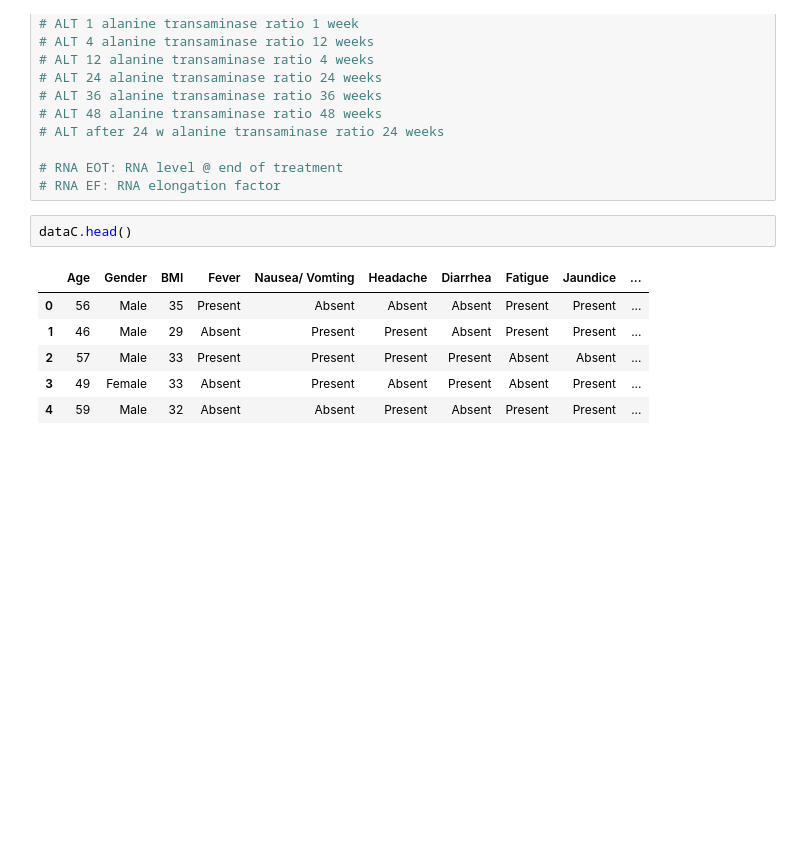
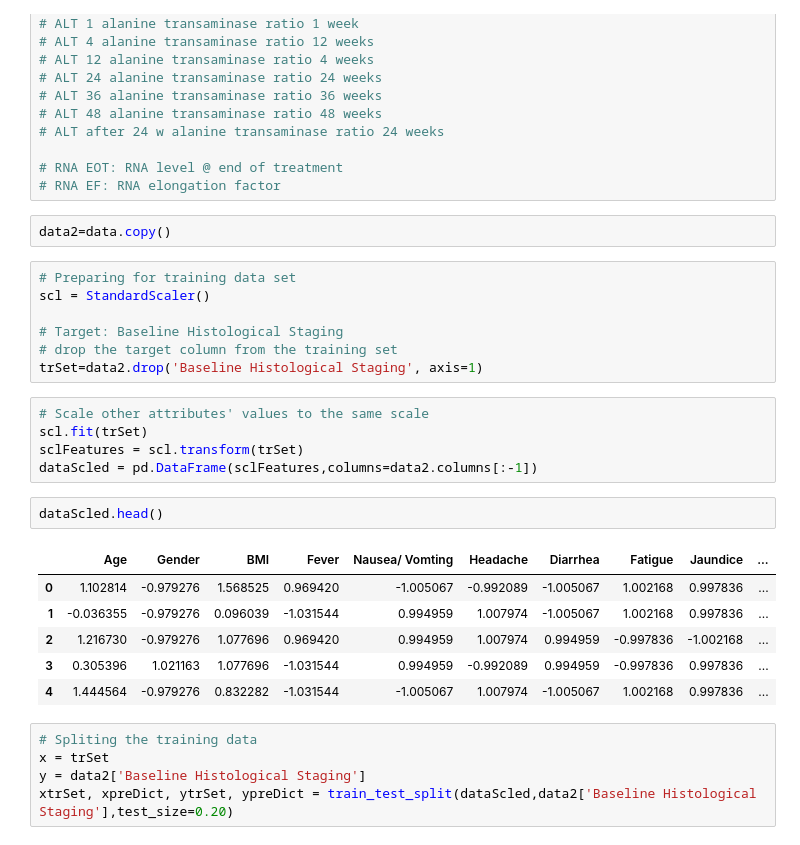
Before and after one commit to phganh/HCVpatientsDatasetVisualization-JupyterNotebook, a Jupyter notebook: projectReport1.ipynb, the cells around one changed output. Cells and saved outputs as stored; diff of their text form; blank space fills up the shorter version.

```diff
--- a/projectReport1.ipynb
+++ b/projectReport1.ipynb
@@ -262,12 +267,31 @@ plt.show()
 
 # RNA EOT: RNA level @ end of treatment
 # RNA EF: RNA elongation factor
+# %%
+data2=data.copy()
+# %%
+# Preparing for training data set
+scl = StandardScaler()
+
+# Target: Baseline Histological Staging
+# drop the target column from the training set
+trSet=data2.drop('Baseline Histological Staging', axis=1)
+# %%
+# Scale other attributes' values to the same scale
+scl.fit(trSet)
+sclFeatures = scl.transform(trSet)
+dataScled = pd.DataFrame(sclFeatures,columns=data2.columns[:-1])
 # %%
-dataC.head()
+dataScled.head()
 # %% [output]
 |  | Age | Gender | BMI | Fever | Nausea/ Vomting | Headache | Diarrhea | Fatigue | Jaundice | ... |
-| 0 | 56 | Male | 35 | Present | Absent | Absent | Absent | Present | Present | ... |
-| 1 | 46 | Male | 29 | Absent | Present | Present | Absent | Present | Present | ... |
-| 2 | 57 | Male | 33 | Present | Present | Present | Present | Absent | Absent | ... |
-| 3 | 49 | Female | 33 | Absent | Present | Absent | Present | Absent | Present | ... |
-| 4 | 59 | Male | 32 | Absent | Absent | Present | Absent | Present | Present | ... |
+| 0 | 1.102814 | -0.979276 | 1.568525 | 0.969420 | -1.005067 | -0.992089 | -1.005067 | 1.002168 | 0.997836 | ... |
+| 1 | -0.036355 | -0.979276 | 0.096039 | -1.031544 | 0.994959 | 1.007974 | -1.005067 | 1.002168 | 0.997836 | ... |
+| 2 | 1.216730 | -0.979276 | 1.077696 | 0.969420 | 0.994959 | 1.007974 | 0.994959 | -0.997836 | -1.002168 | ... |
+| 3 | 0.305396 | 1.021163 | 1.077696 | -1.031544 | 0.994959 | -0.992089 | 0.994959 | -0.997836 | 0.997836 | ... |
+| 4 | 1.444564 | -0.979276 | 0.832282 | -1.031544 | -1.005067 | 1.007974 | -1.005067 | 1.002168 | 0.997836 | ... |
+# %%
+# Spliting the training data
+x = trSet
+y = data2['Baseline Histological Staging']
+xtrSet, xpreDict, ytrSet, ypreDict = train_test_split(dataScled,data2['Baseline Histological Staging'],test_size=0.20)
```
Also changed, not shown: parts of 6 cells of this notebook.
